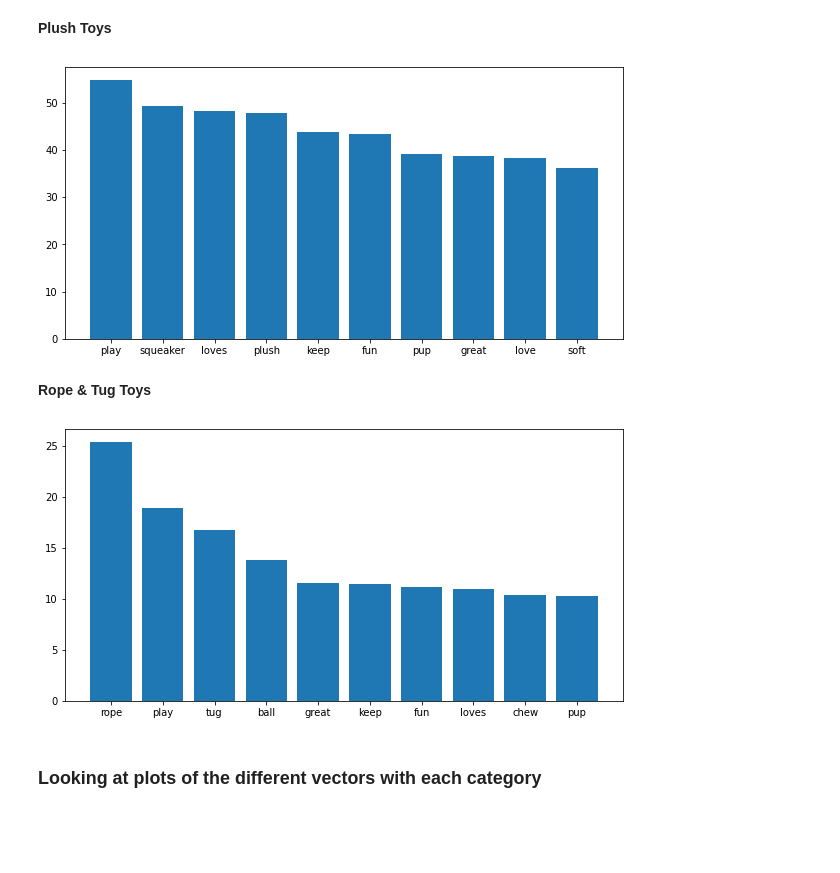
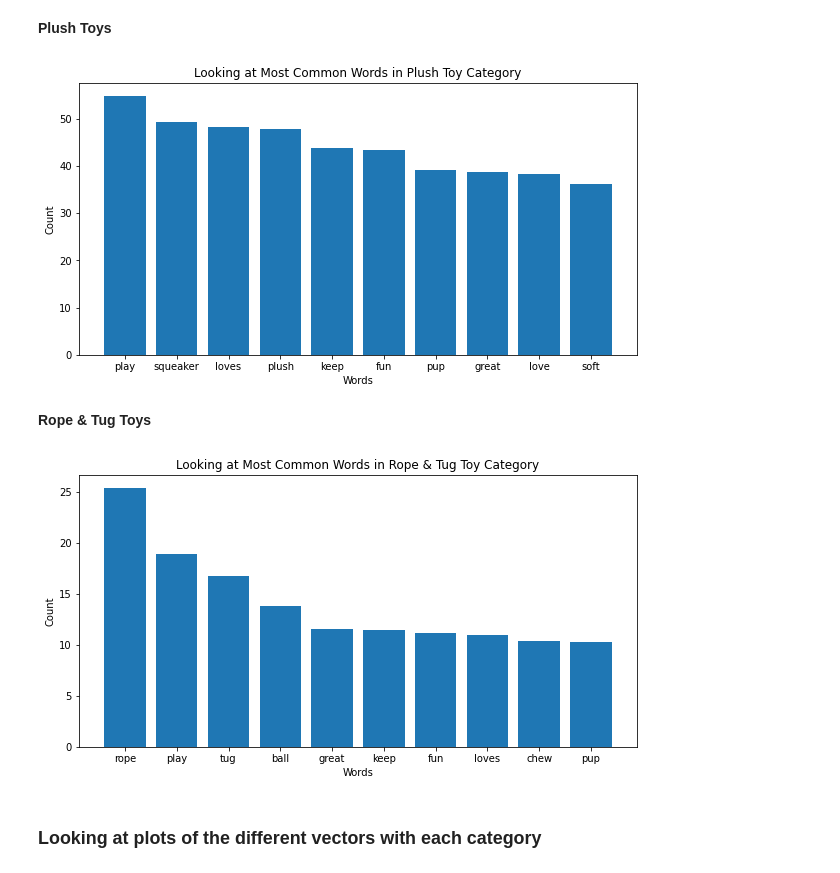
Before and after one commit to haleytaft/capstone, a Jupyter notebook: data-cleaning-eda.ipynb, the cells around one changed output. Drawn from its saved outputs; the diff is of its cells as text; code cells hidden in the pictures; blank space fills up the shorter version.

```diff
--- a/data-cleaning-eda.ipynb
+++ b/data-cleaning-eda.ipynb
@@ -49,7 +49,7 @@ fetch_df.head(3)
 | 2 | KONG Squeezz Ball Dog Toy, Color ... | $2.44 | ['The KONG Squeezz Ball has a rec... | ["Perfect for games of fetch beca... | 4_2 | [<span class="ugc-list__review__d... | balls | interactive toys | https://www.chewy.com/kong-squeez... |
 # %%
 # # Need to fitch the category name for the fetch doys, bc set wrong during scraping
-# fetch_df['cat'] = 'fetch toys'
+fetch_df['cat'] = 'fetch toys'
 # fetch_df['cat']
 # %% [output]
 0      fetch toys
@@ -623,25 +701,28 @@ plt.bar(most_stopfreq_tf[0][:10], most_stopfreq_tf[1][:10]);
 # %%
 plush_reviews_df = df['combined_text'][df['cat'] == 'plush toys']
 plush_reviews_df = pd.DataFrame(plush_reviews_df)
 
 # creating the vectorized words dataframe
 plush_vector_df = pd.DataFrame(tvec_stopwords.fit_transform(plush_reviews_df['combined_text']).toarray(),
                   columns=tvec_stopwords.get_feature_names())
 
 # get count of top-occurring words in chew toys
 top_stopwords_tf = {}
 for i in plush_vector_df.columns:
     top_stopwords_tf[i] =  plush_vector_df[i].sum()
 
 # top_words to dataframe sorted by highest occurance
 most_stopfreq_tf = pd.DataFrame(sorted(top_stopwords_tf.items(), key = lambda x: x[1], reverse = True))
 
 plt.figure(figsize = (10, 5))
 
 # visualize top 10 words
-plt.bar(most_stopfreq_tf[0][:10], most_stopfreq_tf[1][:10]);
+plt.bar(most_stopfreq_tf[0][:10], most_stopfreq_tf[1][:10])
+plt.title('Looking at Most Common Words in Plush Toy Category')
+plt.xlabel('Words')
+plt.ylabel('Count');
 # %% [output]
-[figure, old version]
+[figure, new version]
 # %% [markdown]
 **Rope & Tug Toys**
 # %%
@@ -663,9 +744,12 @@ most_stopfreq_tf = pd.DataFrame(sorted(top_stopwords_tf.items(), key = lambda x:
 plt.figure(figsize = (10, 5))
 
 # visualize top 10 words
-plt.bar(most_stopfreq_tf[0][:10], most_stopfreq_tf[1][:10]);
+plt.bar(most_stopfreq_tf[0][:10], most_stopfreq_tf[1][:10])
+plt.title('Looking at Most Common Words in Rope & Tug Toy Category')
+plt.xlabel('Words')
+plt.ylabel('Count');
 # %% [output]
-[figure, old version]
+[figure, new version]
 # %%
 # df.head()
 # %% [markdown]
```
Also changed, not shown: parts of 36 cells of this notebook, 5 other files.
